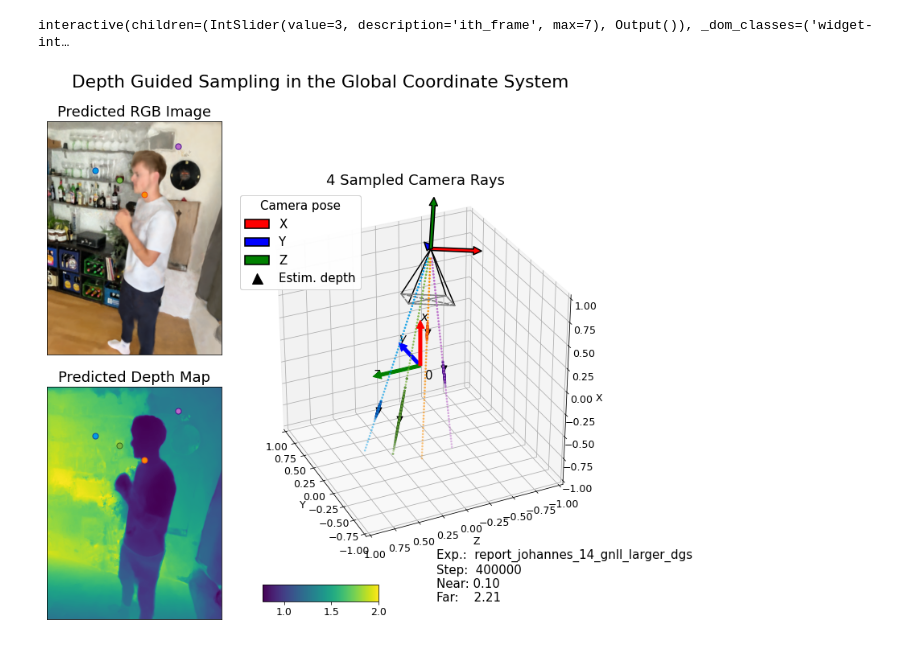
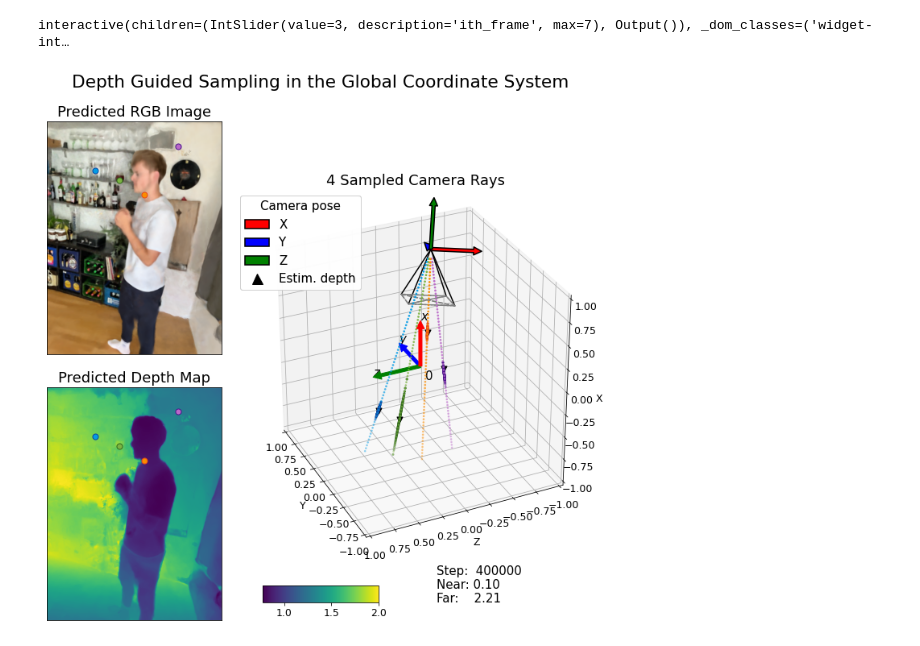
Before and after one commit to philippwulff/DGD-NeRF, a Jupyter notebook: eda_ray_sampling.ipynb, the cells around one changed output. Drawn from its saved outputs; the diff is of its cells as text; code cells hidden in the pictures.

```diff
--- a/eda_ray_sampling.ipynb
+++ b/eda_ray_sampling.ipynb
@@ -132,7 +132,7 @@ def series(ith_frame):
     gs = fig.add_gridspec(2, 3)
 
     # Info
-    info_str =  f"Exp.:  {path.split('/')[1]}\n"
+    info_str = "" # f"Exp.:  {path.split('/')[1]}\n"
     info_str += f"Step:  {ray_pickles[ith_frame].split('_')[1]}\n"
     info_str += f"Near: {near:.2f}\n"
     info_str += f"Far:    {far:.2f}"
@@ -215,6 +215,6 @@ inter = interact(series, ith_frame=(0, len(frame_logs)-1, 1));
 # %% [output]
 interactive(children=(IntSlider(value=3, description='ith_frame', max=7), Output()), _dom_classes=('widget-int…
 # %%
-series(7).savefig("ray_sampling.png", dpi=200)
+series(7).savefig("ray_sampling.png", dpi=150)
 # %% [output]
-[figure, old version]
+[figure, new version]
```
Also changed, not shown: 12 other files.
